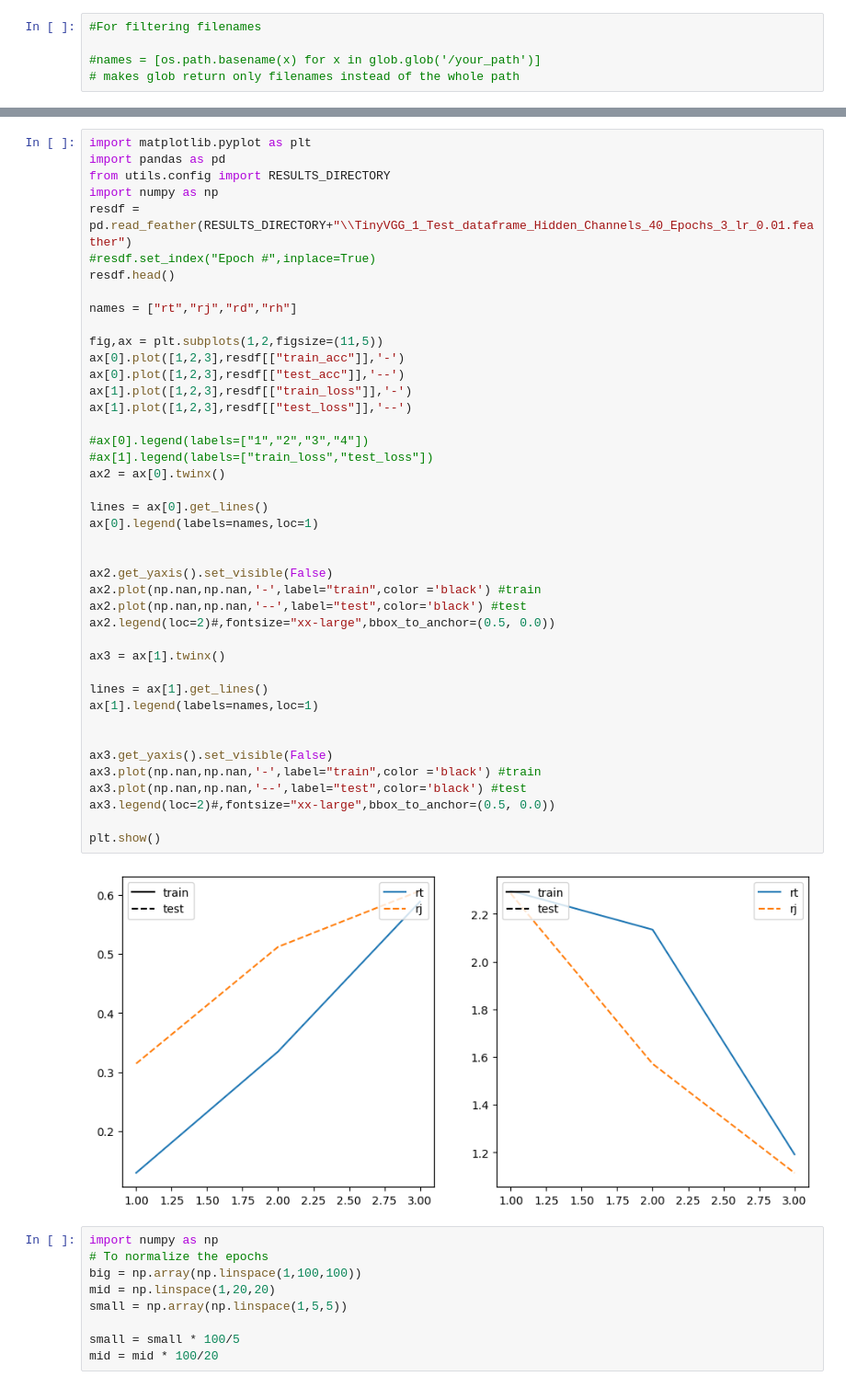
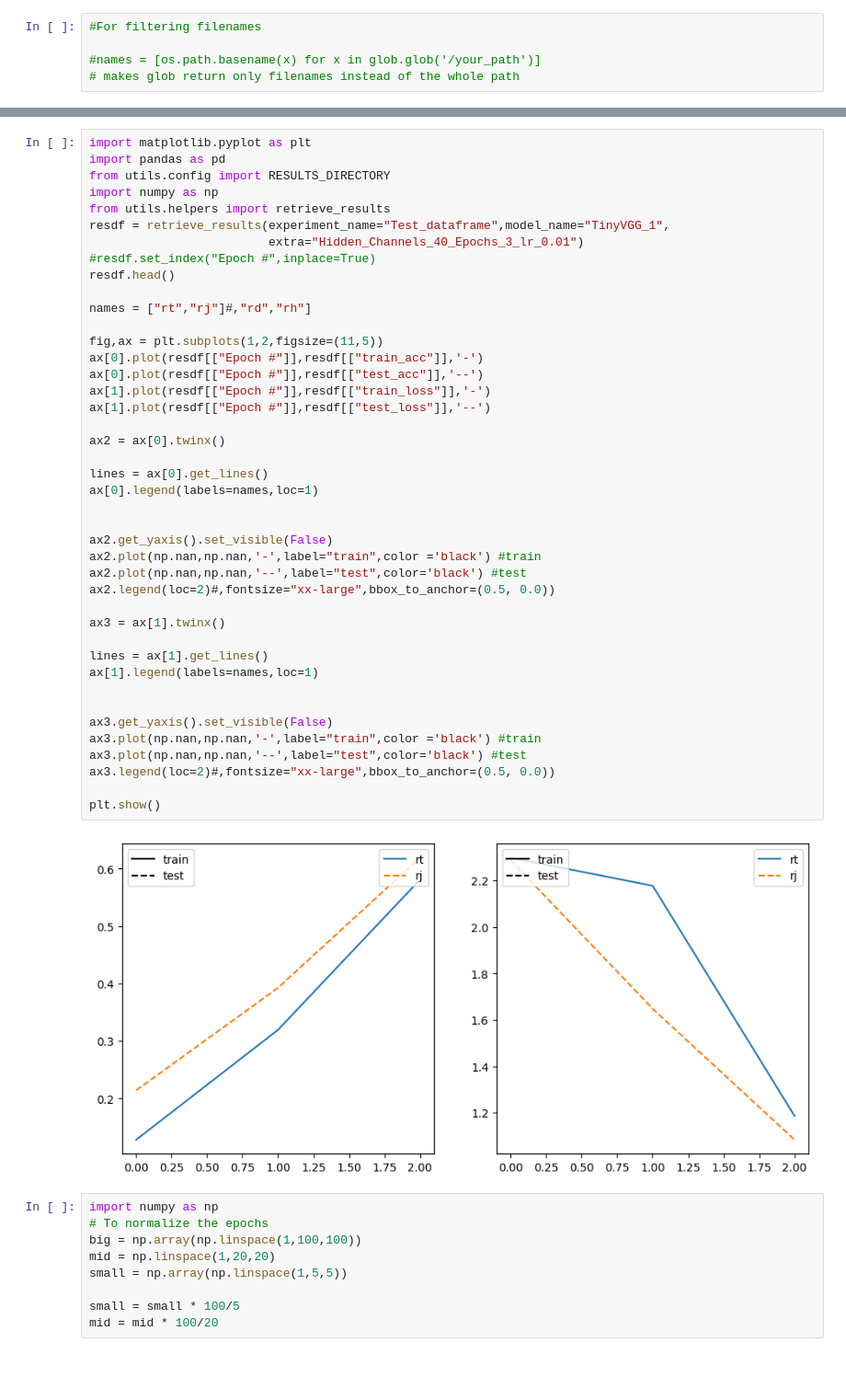
Before and after one commit to Oriol23/CNN-classification, a Jupyter notebook: notebooks/testnotebook.ipynb, the cells around one changed output, grey strips where cells are left out. Shown at 92% size. Drawn from its saved outputs; the diff is of its cells as text.

Commit message:
Reworked to store results and metadata together

```diff
--- a/notebooks/testnotebook.ipynb
+++ b/notebooks/testnotebook.ipynb
@@ -483,45 +387,45 @@ import matplotlib.pyplot as plt
 import pandas as pd
 from utils.config import RESULTS_DIRECTORY
 import numpy as np
-resdf = pd.read_feather(RESULTS_DIRECTORY+"\\TinyVGG_1_Test_dataframe_Hidden_Channels_40_Epochs_3_lr_0.01.feather")
+from utils.helpers import retrieve_results
+resdf = retrieve_results(experiment_name="Test_dataframe",model_name="TinyVGG_1",
+                         extra="Hidden_Channels_40_Epochs_3_lr_0.01")
 #resdf.set_index("Epoch #",inplace=True)
 resdf.head()
 
-names = ["rt","rj","rd","rh"]
+names = ["rt","rj"]#,"rd","rh"]
 
 fig,ax = plt.subplots(1,2,figsize=(11,5))
-ax[0].plot([1,2,3],resdf[["train_acc"]],'-')
-ax[0].plot([1,2,3],resdf[["test_acc"]],'--')
-ax[1].plot([1,2,3],resdf[["train_loss"]],'-')
-ax[1].plot([1,2,3],resdf[["test_loss"]],'--')
+ax[0].plot(resdf[["Epoch #"]],resdf[["train_acc"]],'-')
+ax[0].plot(resdf[["Epoch #"]],resdf[["test_acc"]],'--')
+ax[1].plot(resdf[["Epoch #"]],resdf[["train_loss"]],'-')
+ax[1].plot(resdf[["Epoch #"]],resdf[["test_loss"]],'--')
 
-#ax[0].legend(labels=["1","2","3","4"])
-#ax[1].legend(labels=["train_loss","test_loss"])
 ax2 = ax[0].twinx()
 
 lines = ax[0].get_lines()
 ax[0].legend(labels=names,loc=1)
 
 
 ax2.get_yaxis().set_visible(False)
 ax2.plot(np.nan,np.nan,'-',label="train",color ='black') #train
 ax2.plot(np.nan,np.nan,'--',label="test",color='black') #test
 ax2.legend(loc=2)#,fontsize="xx-large",bbox_to_anchor=(0.5, 0.0))
 
 ax3 = ax[1].twinx()
 
 lines = ax[1].get_lines()
 ax[1].legend(labels=names,loc=1)
 
 
 ax3.get_yaxis().set_visible(False)
 ax3.plot(np.nan,np.nan,'-',label="train",color ='black') #train
 ax3.plot(np.nan,np.nan,'--',label="test",color='black') #test
 ax3.legend(loc=2)#,fontsize="xx-large",bbox_to_anchor=(0.5, 0.0))
 
 plt.show()
 # %% [output]
-[figure, old version]
+[figure, new version]
 # %%
 import numpy as np
 # To normalize the epochs
```
Also changed, not shown: parts of 10 cells of this notebook, 4 other files.
